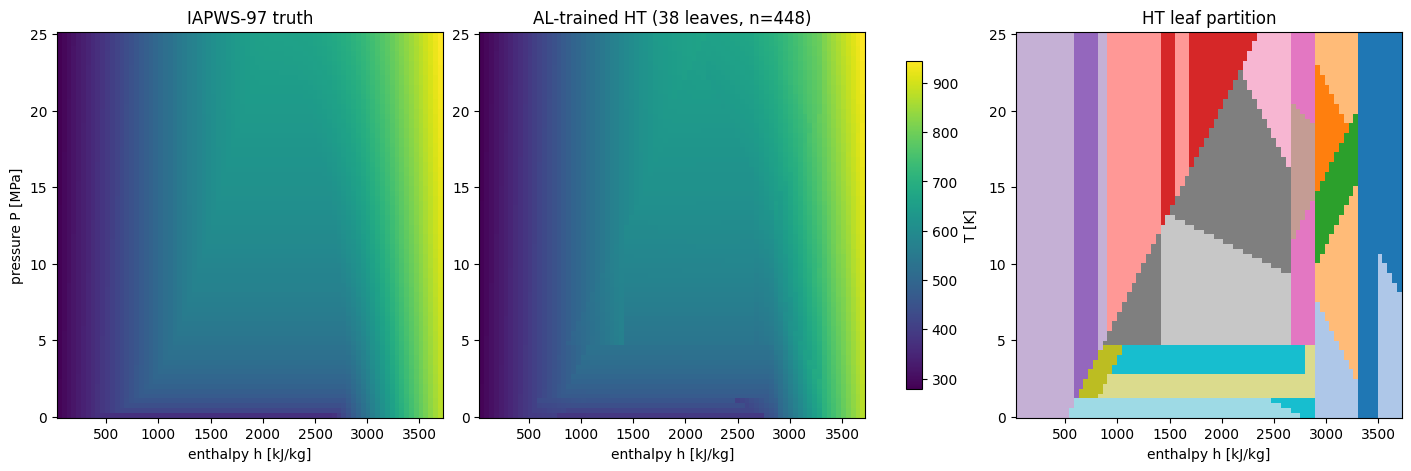
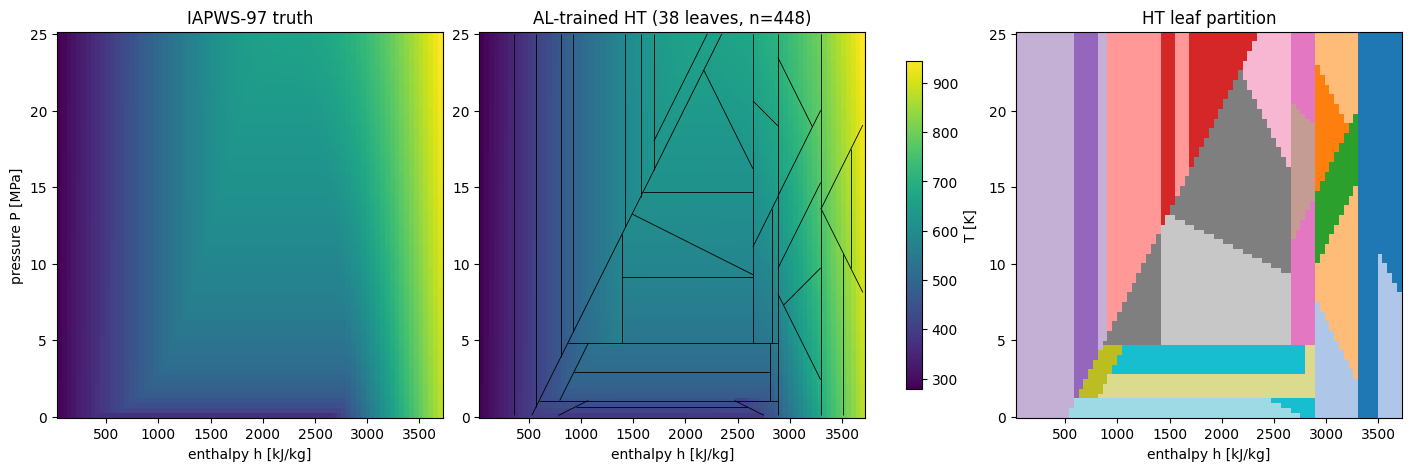
Unified diff of the notebook cell whose output changed from the first chart to the second:
--- before
+++ after
@@ -13,4 +13,77 @@
 axes[1].set_title(f"AL-trained HT ({ht_al.num_leaves} leaves, "
                   f"n={loop.X_observed.shape[0]})")
+# overlay hyperplane cuts as straight line segments. Walk the tree and
+# for each internal node clip the split hyperplane to the polytope of
+# ancestor inequalities, giving exactly the segment that bounds two
+# leaf regions in plot (h, P) coordinates.
+from matplotlib.collections import LineCollection
+
+tree = ht_al.tree_
+A = np.asarray(tree.transform_matrix)            # (n_features_in=2, n_lifted)
+is_leaf = np.asarray(tree.is_leaf)
+feature = np.asarray(tree.feature)
+threshold = np.asarray(tree.threshold)
+left = np.asarray(tree.left)
+right = np.asarray(tree.right)
+
+def _clip_halfplane(poly, a, b, c):
+    """Return poly ∩ {a*x + b*y <= c} via Sutherland-Hodgman."""
+    if not poly:
+        return []
+    out = []
+    n = len(poly)
+    for i in range(n):
+        p, q = poly[i], poly[(i + 1) % n]
+        dp = a * p[0] + b * p[1] - c
+        dq = a * q[0] + b * q[1] - c
+        p_in, q_in = dp <= 1e-12, dq <= 1e-12
+        if p_in and q_in:
+            out.append(q)
+        elif p_in and not q_in:
+            t = dp / (dp - dq)
+            out.append((p[0] + t * (q[0] - p[0]), p[1] + t * (q[1] - p[1])))
+        elif not p_in and q_in:
+            t = dp / (dp - dq)
+            out.append((p[0] + t * (q[0] - p[0]), p[1] + t * (q[1] - p[1])))
+            out.append(q)
+    return out
+
+def _line_x_polygon(poly, a, b, c):
+    """Intersection of the line a*x + b*y = c with convex polygon poly."""
+    pts = []
+    n = len(poly)
+    for i in range(n):
+        p, q = poly[i], poly[(i + 1) % n]
+        dp = a * p[0] + b * p[1] - c
+        dq = a * q[0] + b * q[1] - c
+        if dp == 0:
+            pts.append(p)
+        elif dp * dq < 0:
+            t = dp / (dp - dq)
+            pts.append((p[0] + t * (q[0] - p[0]), p[1] + t * (q[1] - p[1])))
+    return pts
+
+# X column order is [P, h]; plot axes are (x=h, y=P).
+# Split (X @ A)[:, f] <= t  →  A[0,f]*P + A[1,f]*h <= t
+# In plot coords (h, P): coefs are (A[1,f], A[0,f]).
+h_min, h_max = float(hh_grid.min()), float(hh_grid.max())
+p_min, p_max = float(pp_grid.min()), float(pp_grid.max())
+root_poly = [(h_min, p_min), (h_max, p_min), (h_max, p_max), (h_min, p_max)]
+
+segs = []
+stack = [(0, root_poly)]
+while stack:
+    node, poly = stack.pop()
+    if is_leaf[node] or not poly:
+        continue
+    f = int(feature[node])
+    t = float(threshold[node])
+    a, b = float(A[1, f]), float(A[0, f])  # coefs of (h, P)
+    pts = _line_x_polygon(poly, a, b, t)
+    if len(pts) >= 2:
+        segs.append([pts[0], pts[-1]])
+    stack.append((int(left[node]), _clip_halfplane(poly, a, b, t)))
+    stack.append((int(right[node]), _clip_halfplane(poly, -a, -b, -t)))
+axes[1].add_collection(LineCollection(segs, colors="k", linewidths=0.6))
 axes[2].pcolormesh(hh_grid, pp_grid, np.where(mask, leaves, -1),
                    cmap="tab20", shading="auto")

Commit: Add CI, logo, expanded README, and hyperplane overlay in steam example